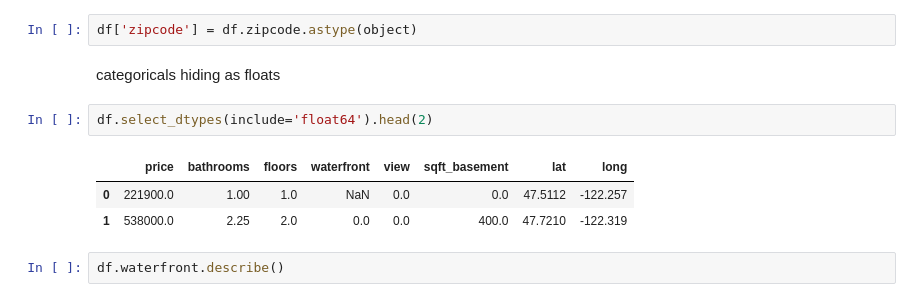
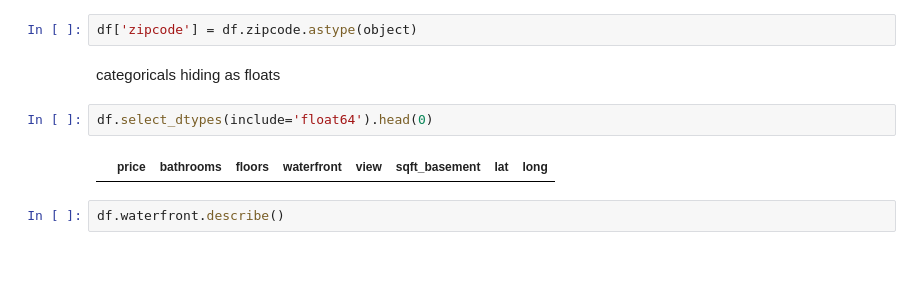
Before and after one commit to sid401/dsc-1-final-project-online-ds-sp-000, a Jupyter notebook: student.ipynb, the cells around one changed output. Saved outputs shown, nothing was run; the diff lists cells and outputs as text; blank space fills up the shorter version.

```diff
--- a/student.ipynb
+++ b/student.ipynb
@@ -209,11 +210,9 @@ df['zipcode'] = df.zipcode.astype(object)
 # %% [markdown]
 categoricals hiding as floats
 # %%
-df.select_dtypes(include='float64').head(2)
+df.select_dtypes(include='float64').head(0)
 # %% [output]
 |  | price | bathrooms | floors | waterfront | view | sqft_basement | lat | long |
-| 0 | 221900.0 | 1.00 | 1.0 | NaN | 0.0 | 0.0 | 47.5112 | -122.257 |
-| 1 | 538000.0 | 2.25 | 2.0 | 0.0 | 0.0 | 400.0 | 47.7210 | -122.319 |
 # %%
 df.waterfront.describe()
 # %% [output]
```
Also changed, not shown: parts of 11 cells of this notebook, 1 other file.
